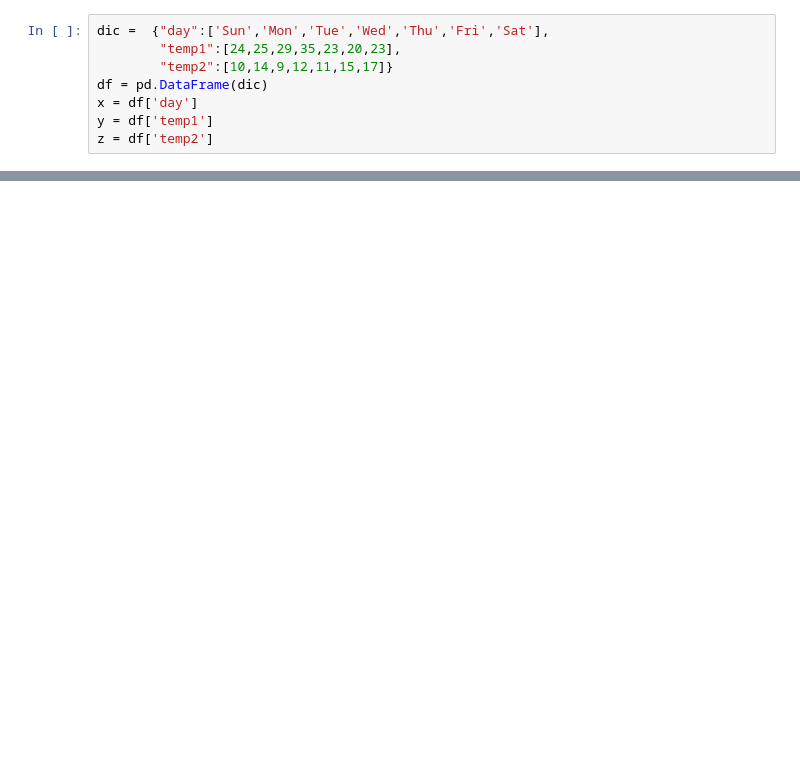
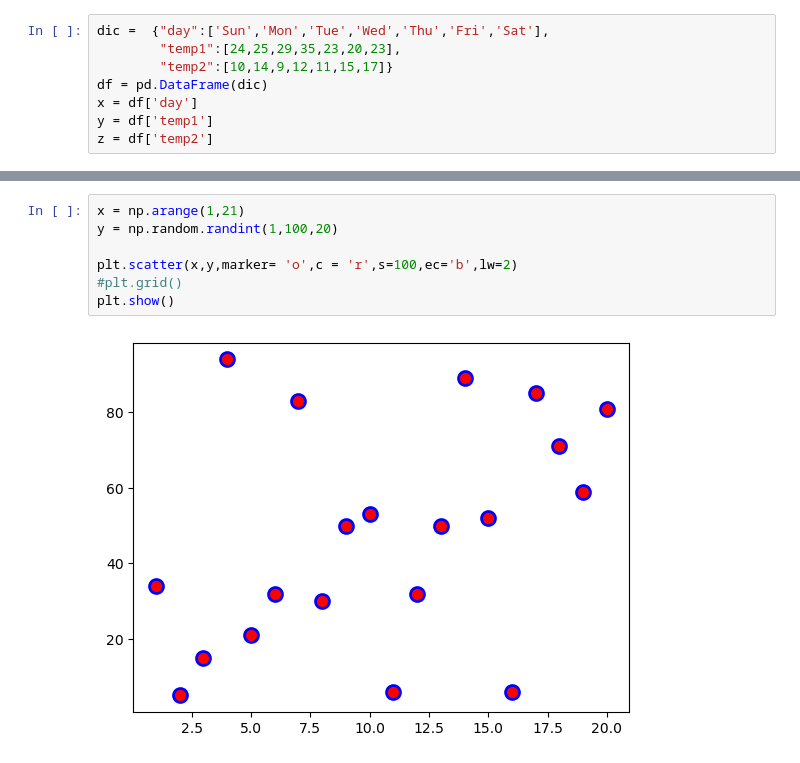
Before and after one commit to N0Z3I/01418323-Data-Science, a Jupyter notebook: test6.ipynb, the cells around one changed output, grey strips where cells are left out. Drawn from its saved outputs; the diff is of its cells as text; blank space fills up the shorter version.

```diff
--- a/test6.ipynb
+++ b/test6.ipynb
@@ -73,0 +88,9 @@ plt.plot(df['day'],df['temp2'],'o:g')
+# %%
+x = np.arange(1,21)
+y = np.random.randint(1,100,20)
+
+plt.scatter(x,y,marker= 'o',c = 'r',s=100,ec='b',lw=2)
+#plt.grid()
+plt.show()
+# %% [output]
+[figure, added]
```
Also changed, not shown: parts of 5 cells of this notebook.
